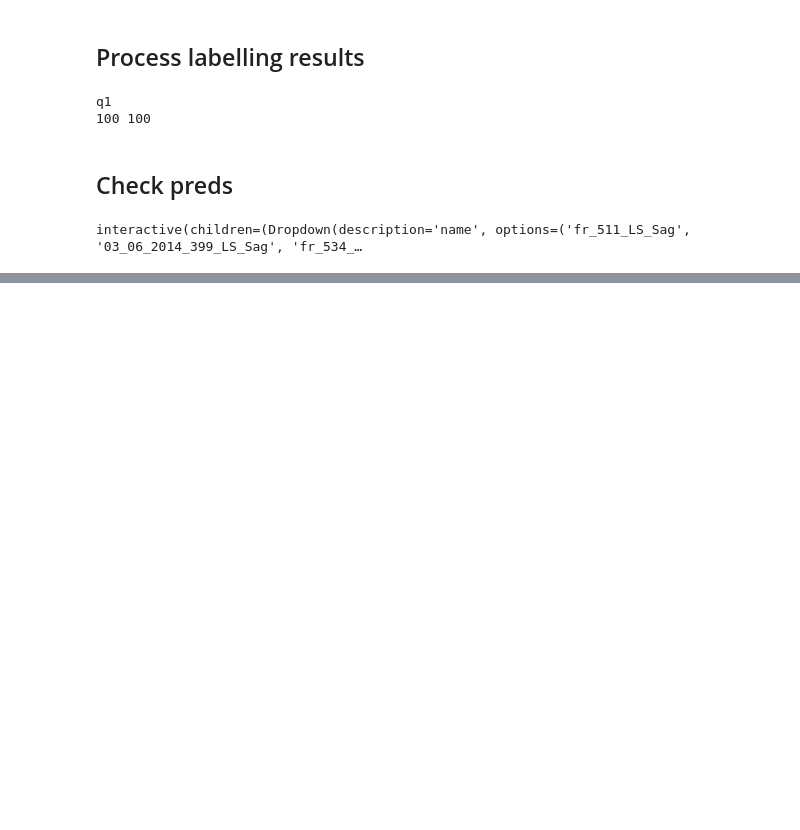
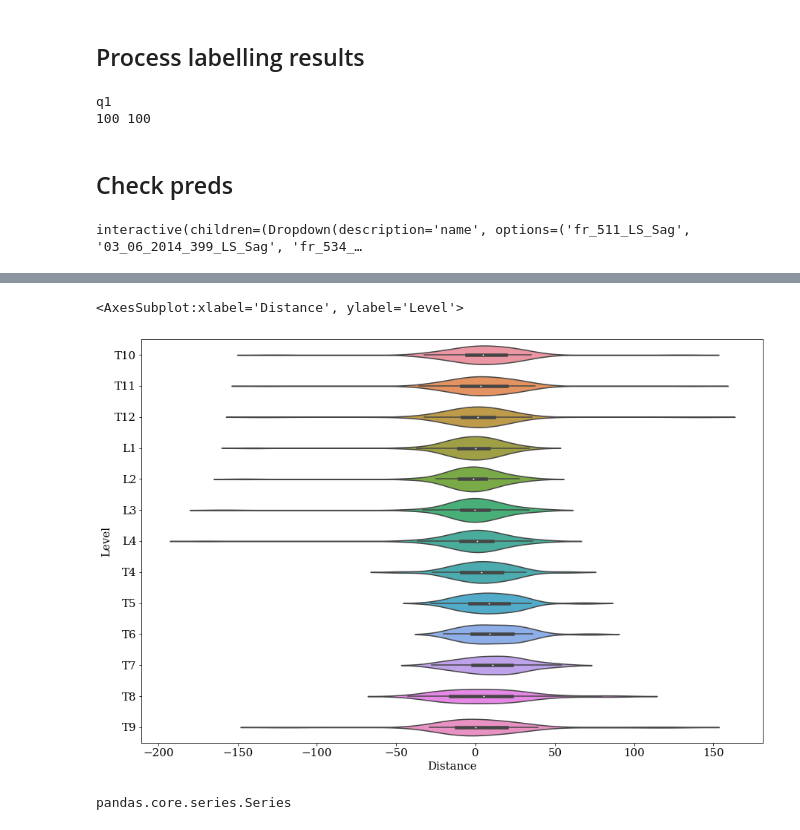
Before and after one commit to DMcSweeney/coronal_sagittal_cnn, a Jupyter notebook: notebooks/post_labelling.ipynb, the cells around one changed output, grey strips where cells are left out. Drawn from its saved outputs; the diff is of its cells as text; code cells hidden in the pictures; blank space fills up the shorter version.

```diff
--- a/notebooks/post_labelling.ipynb
+++ b/notebooks/post_labelling.ipynb
@@ -31,7 +31,7 @@ for root, dirs, files in os.walk(root_dir):
     if filename in files:
         fold = root.split('/')[-1]
         print(fold)
-        pred = np.load(os.path.join(root, filename))
+
         # Collect targets
         tgt_path = os.path.join(root, 'targets/coordinates/')
         for file in os.listdir(tgt_path):
@@ -43,12 +43,14 @@ for root, dirs, files in os.walk(root_dir):
             name = file.split('.')[0]
             img_dict[name] = np.load(os.path.join(img_path, file))
         # Collect predictions
-        for id_, mask, coords, heatmaps in zip(pred['ids'], pred['masks'],
-                                                    pred['coords'], pred['heatmaps']):
+        pred = np.load(os.path.join(root, filename))
+        for id_, mask, coords, heatmaps, labels in zip(pred['ids'], pred['masks'],
+                                                    pred['coords'], pred['heatmaps'], pred['labels']):
             pred_dict[id_] = mask
             fold_dict[id_] = fold
             coords_dict[id_] = coords
             heatmap_dict[id_] = heatmaps
+            labels_dict[id_] = labels
 print(len(pred_dict.keys()), len(list(gt_dict.keys())))
 # %% [output]
 q1
@@ -83,0 +103,21 @@ interactive(children=(Dropdown(description='name', options=('fr_511_LS_Sag', '03
+# %%
+def calc_error(name):
+    coords = coords_dict[name]
+    gt_coords = gt_dict[name]
+
+    dist_dict = {}
+    for row in gt_coords.iterrows():
+        level, x, y = row[1]
+        idx = ordered_verts.index(level)
+        pred_x, pred_y = coords[idx][::-1]
+        #dist = np.sqrt((pred_x-x)**2 + (pred_y-y)**2)
+        dist = y-pred_y
+        dist_dict[level] = dist*1.25 #Convert to mm
+    return pd.DataFrame(dist_dict, index=['Distance'])
+# %%
+all_df = pd.DataFrame(columns=['Level', 'Distance'])
+for name in ids:
+    df = calc_error(name)
+    df = pd.melt(df, var_name='Level', value_name='Distance')
+    all_df = all_df.append(df, ignore_index=True)
+display(all_df)
@@ -83,0 +158,6 @@ interactive(children=(Dropdown(description='name', options=('fr_511_LS_Sag', '03
+# %%
+plt.subplots(1, 1, figsize=(15, 10))
+sns.violinplot(data=all_df, y='Level',x='Distance')#, order=ordered_verts)
+# %% [output]
+<AxesSubplot:xlabel='Distance', ylabel='Level'>
+[figure, added]
@@ -83,0 +168,4 @@ interactive(children=(Dropdown(description='name', options=('fr_511_LS_Sag', '03
+# %%
+type(count_df)
+# %% [output]
+pandas.core.series.Series
```
Also changed, not shown: parts of 12 cells of this notebook, 6 other files.
